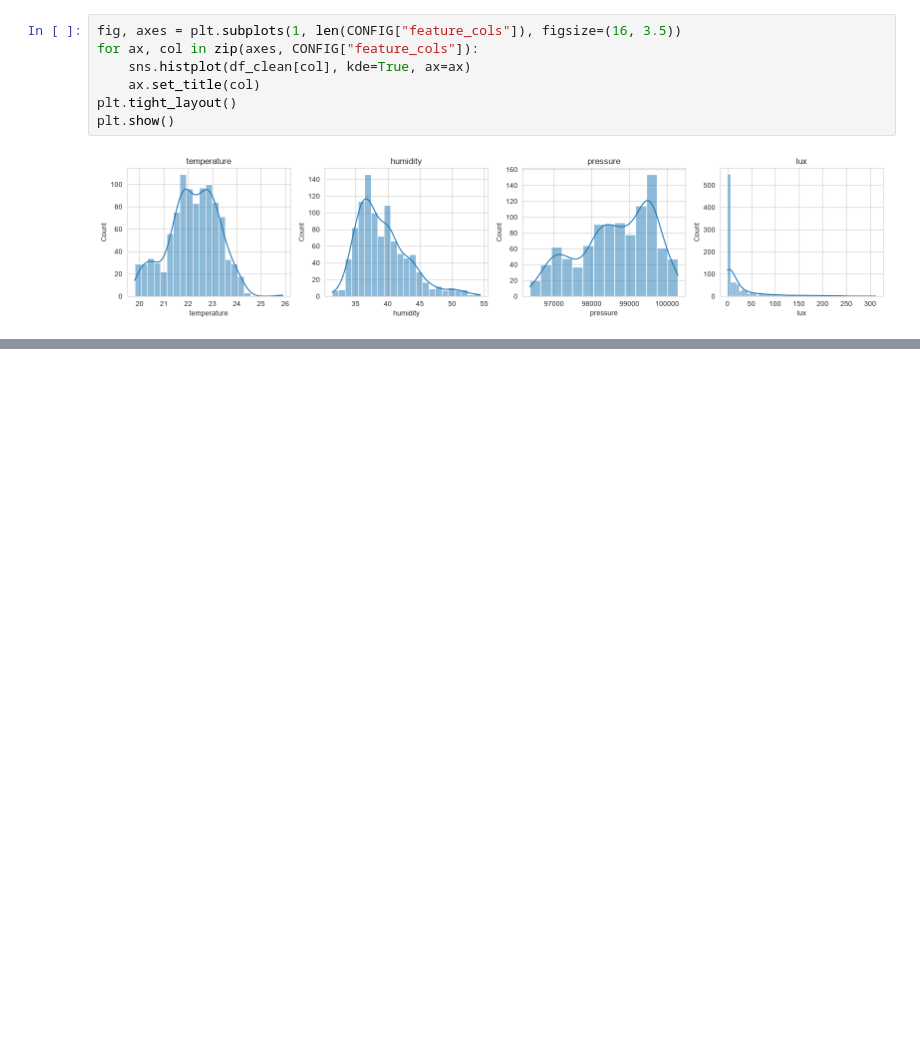
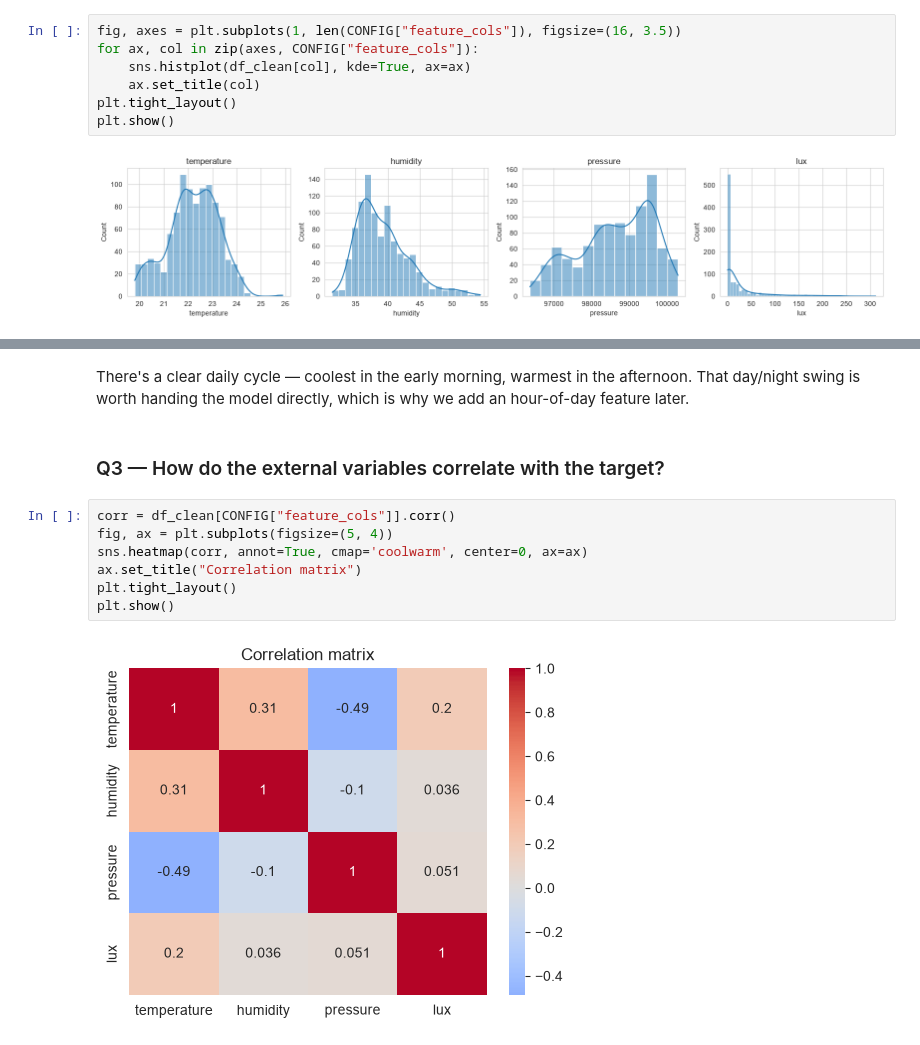
Before and after one commit to nehemmy55/Formative1--pipeline4, a Jupyter notebook: task1_timeseries_pipeline_fast.ipynb, the cells around one changed output, grey strips where cells are left out. Cells and saved outputs as stored; diff of their text form; blank space fills up the shorter version.

```diff
--- a/task1_timeseries_pipeline_fast.ipynb
+++ b/task1_timeseries_pipeline_fast.ipynb
@@ -162,0 +194,13 @@ plt.show()
+# %% [markdown]
+There's a clear daily cycle — coolest in the early morning, warmest in the afternoon. That day/night swing is worth handing the model directly, which is why we add an hour-of-day feature later.
+# %% [markdown]
+### Q3 — How do the external variables correlate with the target?
+# %%
+corr = df_clean[CONFIG["feature_cols"]].corr()
+fig, ax = plt.subplots(figsize=(5, 4))
+sns.heatmap(corr, annot=True, cmap='coolwarm', center=0, ax=ax)
+ax.set_title("Correlation matrix")
+plt.tight_layout()
+plt.show()
+# %% [output]
+[figure, added]
```
Also changed, not shown: parts of 34 cells of this notebook.
